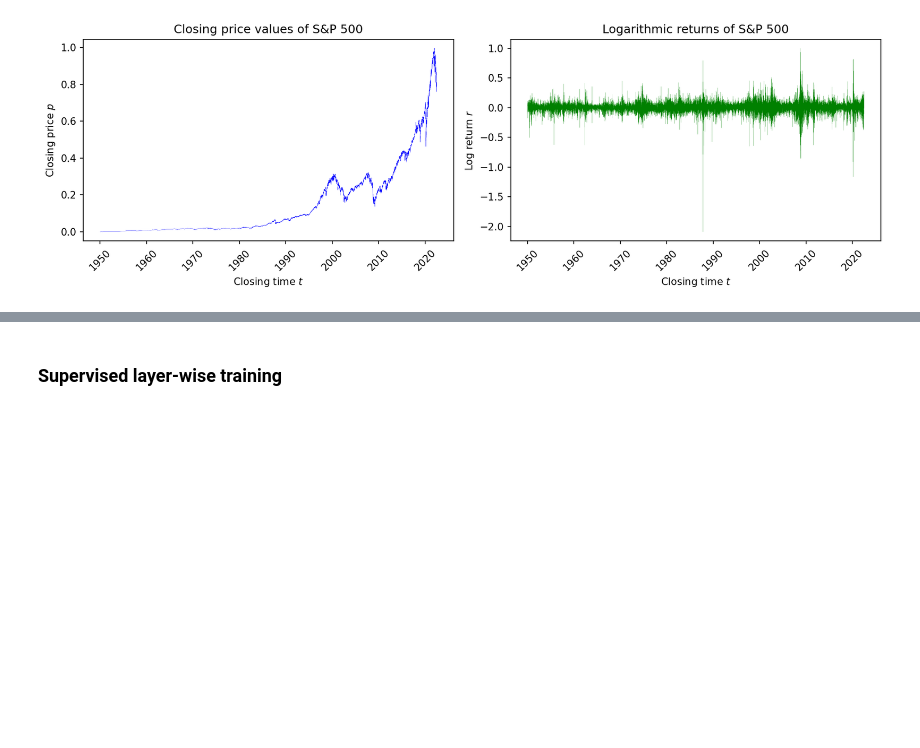
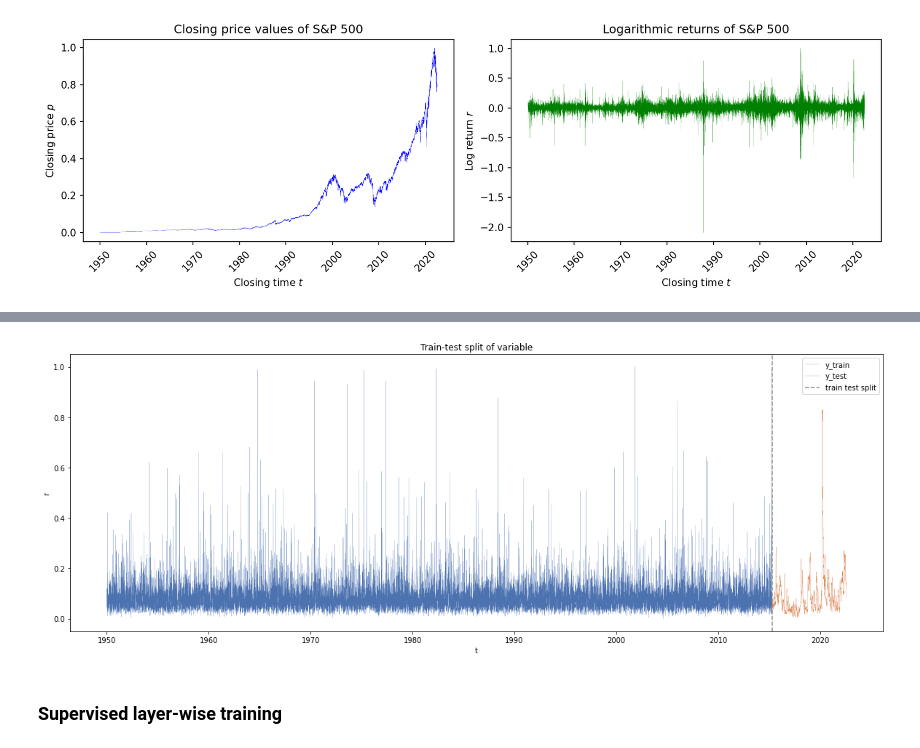
Before and after one commit to gittmp/sustainable-risk-modelling, a Jupyter notebook: Program/risk-forecasting.ipynb, the cells around one changed output, grey strips where cells are left out. Saved outputs shown, nothing was run; the diff lists cells and outputs as text; code cells hidden in the pictures; blank space fills up the shorter version.

```diff
--- a/Program/risk-forecasting.ipynb
+++ b/Program/risk-forecasting.ipynb
@@ -215,3 +217,24 @@ plt.show()
+# %%
+# plot the split datasets
+fig, ax = plt.subplots(figsize=(20, 7))
+
+y_train_plot = y_train.flatten()
+y_train_plot = pd.Series(y_train_plot, index=X.volatility[LOOKBACK_WINDOW: LOOKBACK_WINDOW + split].keys())
+
+y_test_plot = np.append(y_train_plot[-1], y_test.flatten())
+y_test_plot = pd.Series(y_test_plot, index=X.volatility[LOOKBACK_WINDOW + split:].keys())
+
+sns.lineplot(x=y_train_plot.keys(), y=y_train_plot.values, color=sns.color_palette(palette='deep')[0], ax=ax, linewidth=0.2, label='y_train')
+sns.lineplot(x=y_test_plot.keys(), y=y_test_plot.values, color=sns.color_palette(palette='deep')[1], ax=ax, linewidth=0.3, label='y_test')
+
+ax.axvline(y_test_plot.keys()[0], color=sns.color_palette(palette='deep')[7], linestyle='--', label='train test split')
+
+ax.legend()
+ax.set(title='Train-test split of variable', xlabel='t', ylabel='r')
+
+plt.show()
+# %% [output]
+[figure, added]
 # %% [markdown]
 ### Supervised layer-wise training
 # %%
```
Also changed, not shown: parts of 22 cells of this notebook, 3 other files.
